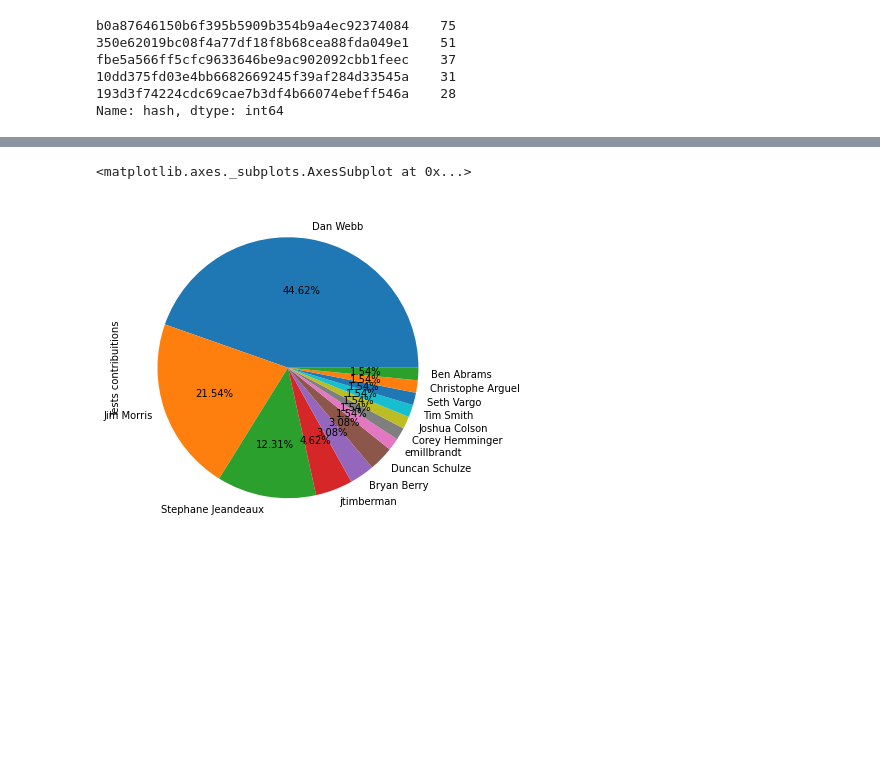
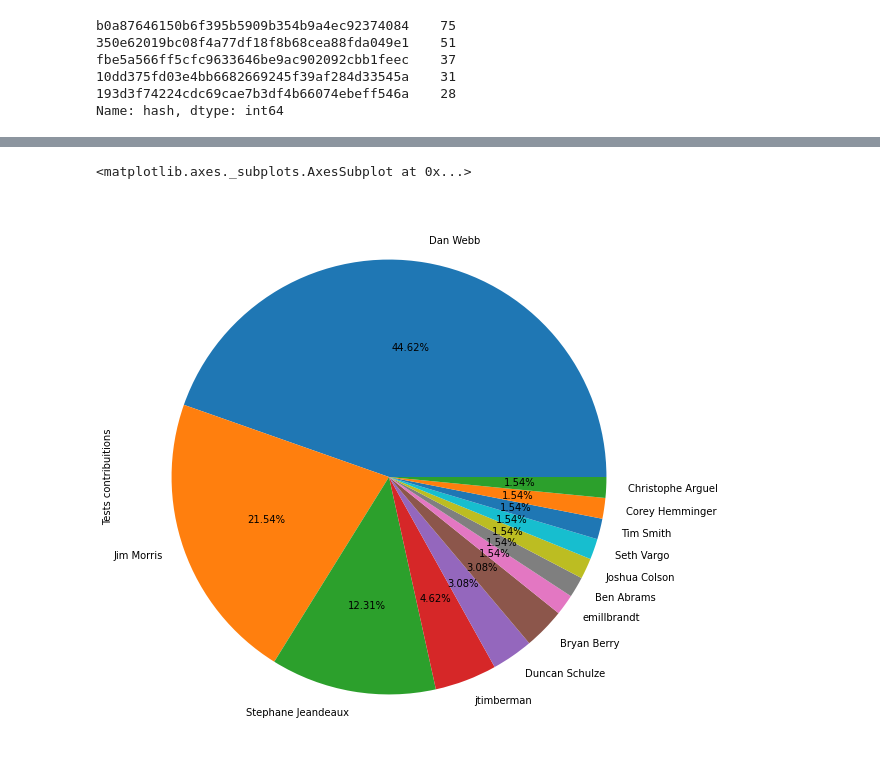
Before and after one commit to matheusflauzino/user-tests-skill, a Jupyter notebook: EvolutionFileTesting.ipynb, the cells around one changed output, grey strips where cells are left out. Cells and saved outputs as stored; diff of their text form; code cells hidden in the pictures; blank space fills up the shorter version.

Commit message:
feat(User Test): testtes de usuario

```diff
--- a/EvolutionFileTesting.ipynb
+++ b/EvolutionFileTesting.ipynb
@@ -83,6 +102,6 @@ Ben Abrams             1
 Name: author, dtype: int64
 # %%
-total_contributions_author_test.plot(kind='pie', autopct="%0.2f%%",figsize=(6,6),label="Tests contribuitions")
+total_contributions_author_test.plot(kind='pie', autopct="%0.2f%%",figsize=(10,10),label="Tests contribuitions")
 # %% [output]
 <matplotlib.axes._subplots.AxesSubplot at 0x...>
-[figure, old version]
+[figure, new version]
```
Also changed, not shown: parts of 10 cells of this notebook, 1 other file.
